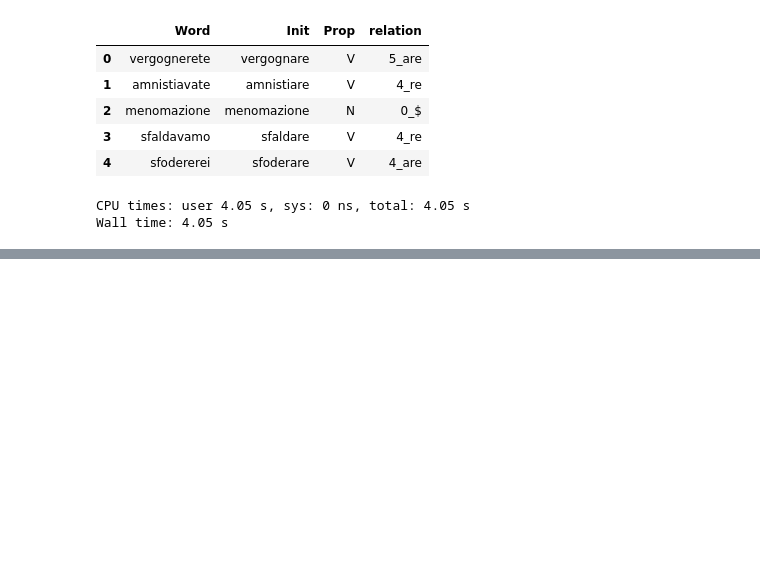
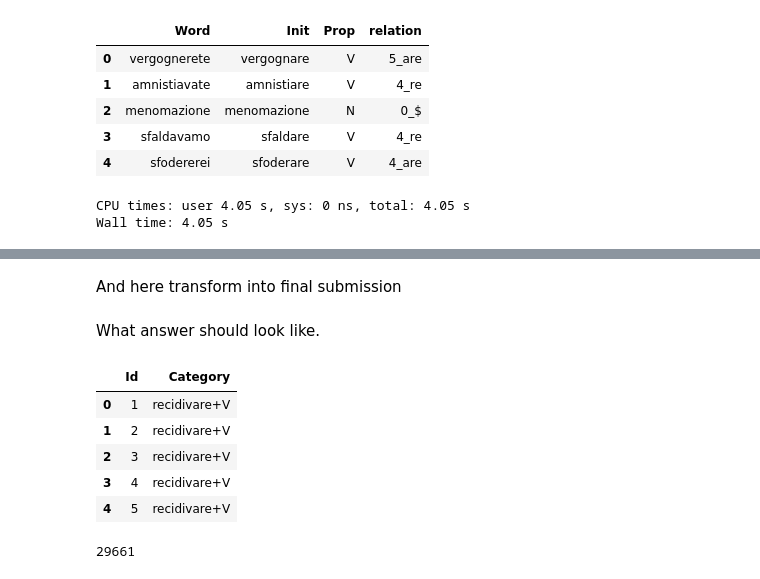
Before and after one commit to feezboom/machine_learning, a Jupyter notebook: hw4/parts_of_speech/words.ipynb, the cells around one changed output, grey strips where cells are left out. Saved outputs shown, nothing was run; the diff lists cells and outputs as text; code cells hidden in the pictures; blank space fills up the shorter version.

Commit message:
added submission for lemmatization

```diff
--- a/hw4/parts_of_speech/words.ipynb
+++ b/hw4/parts_of_speech/words.ipynb
@@ -291,0 +335,13 @@ predictions = predictor.predict(transformer.transform(lemmas_test['X']))
+# %% [markdown]
+And here transform into final submission
+# %% [markdown]
+What answer should look like.
+# %%
+pd.read_csv("data/sample_submission.csv").head()
+# %% [output]
+|  | Id | Category |
+| 0 | 1 | recidivare+V |
+| 1 | 2 | recidivare+V |
+| 2 | 3 | recidivare+V |
+| 3 | 4 | recidivare+V |
+| 4 | 5 | recidivare+V |
@@ -291,0 +350,4 @@ predictions = predictor.predict(transformer.transform(lemmas_test['X']))
+# %%
+len(props_predicted['props_pred'])
+# %% [output]
+29661
```
Also changed, not shown: parts of 15 cells of this notebook, 1 other file.
